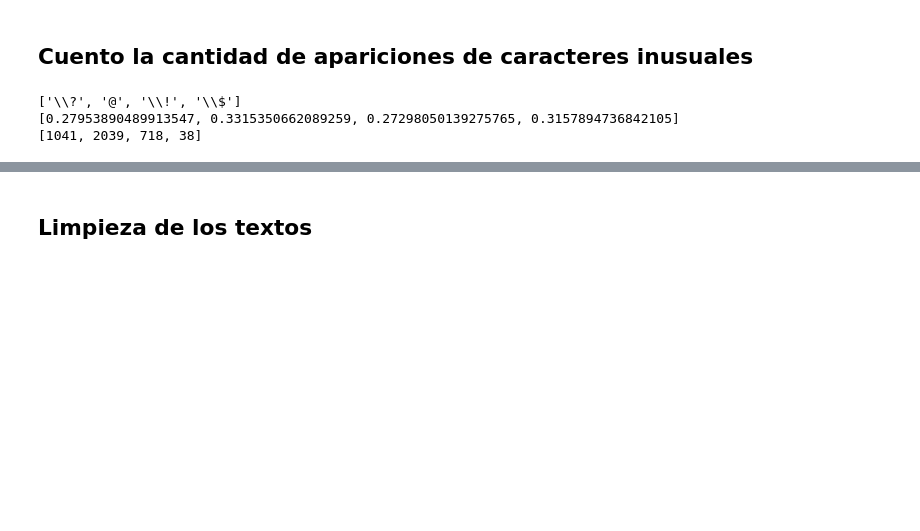
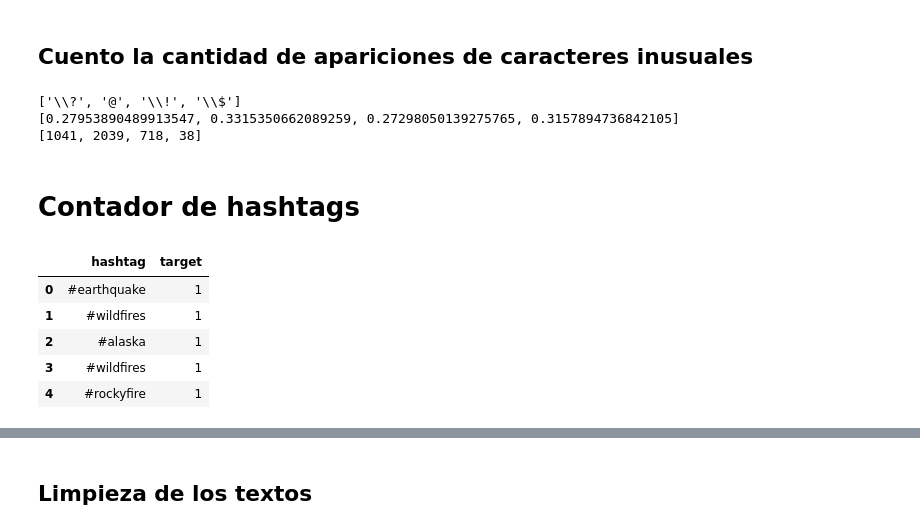
Before and after one commit to andi-carretero/TP2_Datos, a Jupyter notebook: Data_cleanner_con_stemming_en_textos.ipynb, the cells around one changed output, grey strips where cells are left out. Saved outputs shown, nothing was run; the diff lists cells and outputs as text; code cells hidden in the pictures; blank space fills up the shorter version.

```diff
--- a/Data_cleanner_con_stemming_en_textos.ipynb
+++ b/Data_cleanner_con_stemming_en_textos.ipynb
@@ -150,3 +150,5 @@ def contador_de_numeros(text):
 #train['numeros'] = train['text'].apply(lambda x: contador_de_numeros(x))
 # %%
 #train['numeros'] = train[(train['numeros']>0) & (train['tiene_fecha']==False) & (train['tiene_fecha_rara']==False) & (train['tiene_hora']==False)].head(50)
+# %% [markdown]
+# Contador de hashtags
@@ -152,0 +167,15 @@ def contador_de_numeros(text):
+# %%
+hashtags_por_separado = train.copy()
+hashtags_por_separado.set_index(['target'],inplace=True)
+hashtags_por_separado = hashtags_por_separado['hashtags'].str.split(expand=True).stack().to_frame()
+hashtags_por_separado.columns = ['hashtag']
+hashtags_por_separado = hashtags_por_separado.reset_index()
+hashtags_por_separado = hashtags_por_separado[['hashtag','target']]
+hashtags_por_separado.head()
+# %% [output]
+|  | hashtag | target |
+| 0 | #earthquake | 1 |
+| 1 | #wildfires | 1 |
+| 2 | #alaska | 1 |
+| 3 | #wildfires | 1 |
+| 4 | #rockyfire | 1 |
```
Also changed, not shown: parts of 17 cells of this notebook.
